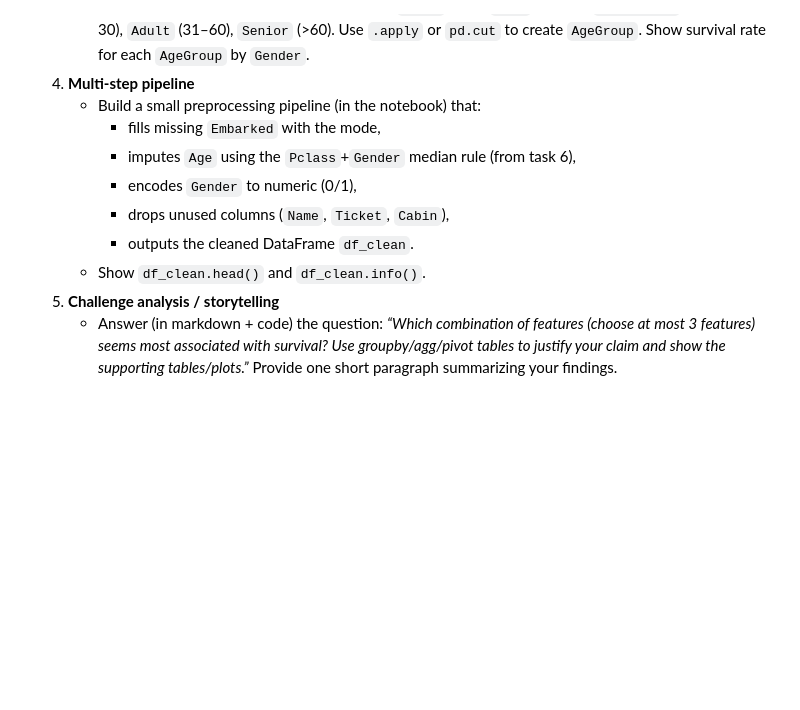
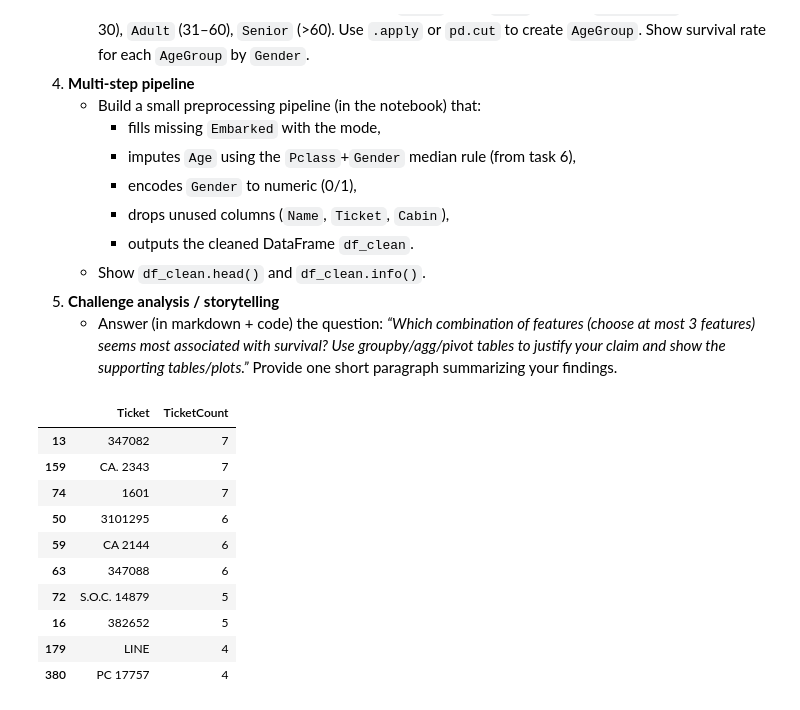
Before and after one commit to jaidev3/machine-learning, a Jupyter notebook: pandas-practice/titanic_pandas_assignment.ipynb, the cells around one changed output. Saved outputs shown, nothing was run; the diff lists cells and outputs as text; code cells hidden in the pictures; blank space fills up the shorter version.

```diff
--- a/pandas-practice/titanic_pandas_assignment.ipynb
+++ b/pandas-practice/titanic_pandas_assignment.ipynb
@@ -296,3 +297,37 @@ Name: Survived, dtype: float64
     - Show `df_clean.head()` and `df_clean.info()`.
 5. **Challenge analysis / storytelling**
     - Answer (in markdown + code) the question: *“Which combination of features (choose at most 3 features) seems most associated with survival? Use groupby/agg/pivot tables to justify your claim and show the supporting tables/plots.”* Provide one short paragraph summarizing your findings.
+# %%
+# Ensure Age_imputed exists (Pclass+Sex median rule)
+if 'Age_imputed' not in df.columns:
+    df['Age_imputed'] = df['Age']
+    med_age = df.groupby(['Pclass', 'Sex'])['Age'].transform('median')
+    df['Age_imputed'] = df['Age_imputed'].fillna(med_age)
+# %%
+ticket_counts = (
+    df.groupby('Ticket', dropna=False)
+      .size()
+      .reset_index(name='TicketCount')
+)
+
+df = df.merge(ticket_counts, on='Ticket', how='left')
+
+top_tickets = (
+    df[['Ticket', 'TicketCount']]
+      .drop_duplicates()
+      .sort_values('TicketCount', ascending=False)
+      .head(10)
+)
+top_tickets
+# %% [output]
+|  | Ticket | TicketCount |
+| 13 | 347082 | 7 |
+| 159 | CA. 2343 | 7 |
+| 74 | 1601 | 7 |
+| 50 | 3101295 | 6 |
+| 59 | CA 2144 | 6 |
+| 63 | 347088 | 6 |
+| 72 | S.O.C. 14879 | 5 |
+| 16 | 382652 | 5 |
+| 179 | LINE | 4 |
+| 380 | PC 17757 | 4 |
```
Also changed, not shown: parts of 5 cells of this notebook, 3 other files.
